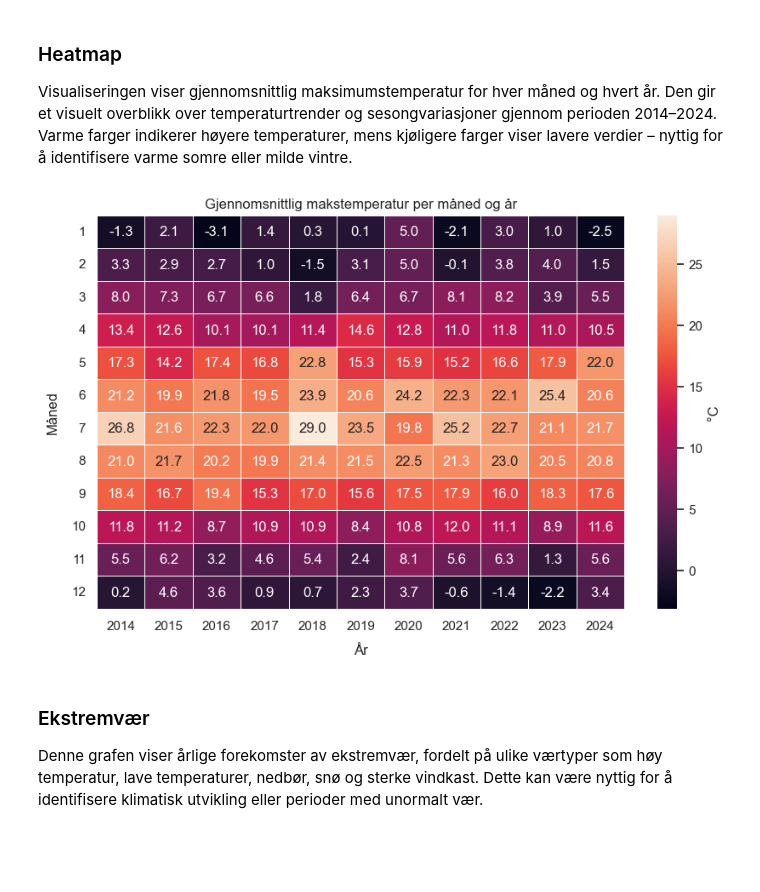
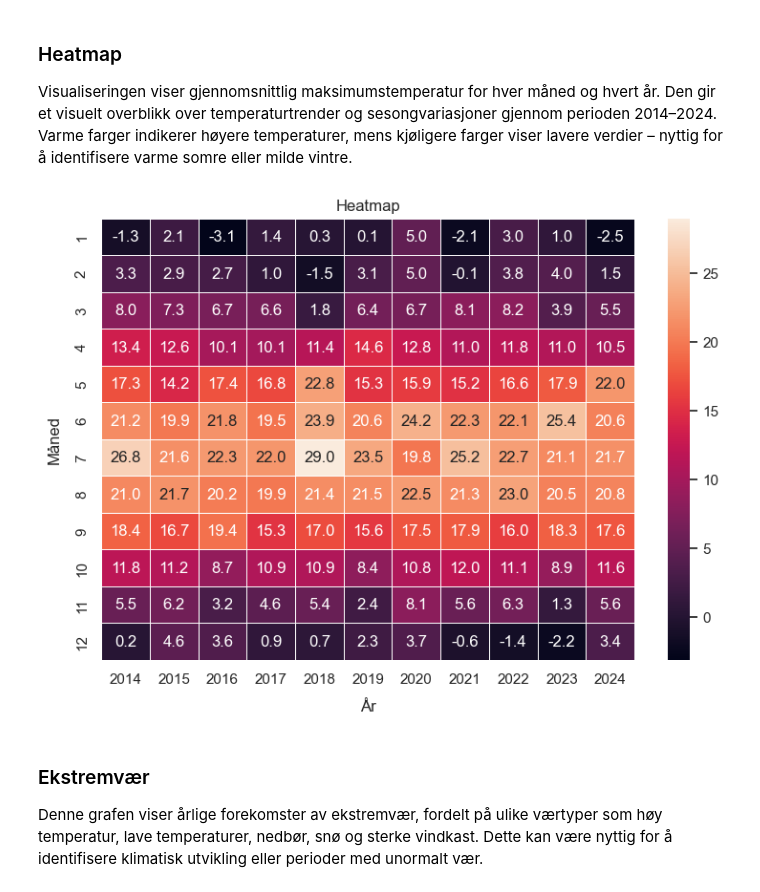
Before and after one commit to livemols/Miljo_dataanalyse_applikasjon, a Jupyter notebook: notebooks/data_visual.ipynb, the cells around one changed output. Cells and saved outputs as stored; diff of their text form; code cells hidden in the pictures; blank space fills up the shorter version.

```diff
--- a/notebooks/data_visual.ipynb
+++ b/notebooks/data_visual.ipynb
@@ -9,9 +9,13 @@ Deretter visualiseres vinddata gjennom percentiler, samt en årlig oversikt over
 Siste delen blir en heatmap som viser trender i temperatur og et histogram over årlig forekomster av "ekstremvær".
 # %%
 #Importerer funksjoner og klasser fra data_analysis.py og data_visual.py
+import pandas as pd
+import os
 import sys
-import os
-import pandas as pd
+import numpy as np
+import matplotlib.pyplot as plt
+import json
+
 sys.path.insert(0, os.path.abspath(os.path.join(os.getcwd(), '../src')))
 
 original_file = "blindern_data_cleaning.csv"
@@ -21,18 +25,15 @@ df = pd.read_csv(original_path, delimiter=";")
 df["Tid"] = pd.to_datetime(df["Tid"])
 
 from modelling.data_analysis import DataAnalysis
-import modelling.data_visual
-
 from modelling.data_visual import DataVisual
 
-
-import json
 
 bins_path = os.path.join(os.getcwd(), "..", "data", "bins.json")
 with open(bins_path, "r", encoding="utf-8") as f:
     bin_defs = json.load(f)
 
-visualizer = DataVisual(df,bin_defs)
+da = DataAnalysis(df, 'Makstemp', ['Snø', 'Nedbør'], {"Middelvind": 20.8,"Nedbør": 20.0}, bin_defs)
+dv = DataVisual(df, 'Makstemp', ['Snø', 'Nedbør'], {"Middelvind": 20.8,"Nedbør": 20.0}, bin_defs)
 # %% [markdown]
 ### Fordeling av nedbørstype (årlig)
 Kakediagrammet viser fordelingen av nedbørstyper som forekomst i et år for alle år fra 2014 til 2024. Det er mulig å velge hvilket år man vil se på ved å velge på menyen på venstre hjørnet. Det er derfor også mulig å se på forskjeller i fordelingen fra år til år, samt økning/minskning av et eller flere nedbørstyper.
@@ -61,10 +67,10 @@ visualizer.plot_yearly_wind_stats()
 # %% [markdown]
 ### Heatmap
  Visualiseringen viser gjennomsnittlig maksimumstemperatur for hver måned og hvert år. Den gir et visuelt overblikk over temperaturtrender og sesongvariasjoner gjennom perioden 2014–2024. Varme farger indikerer høyere temperaturer, mens kjøligere farger viser lavere verdier – nyttig for å identifisere varme somre eller milde vintre.
-# %%
-visualizer.plot_temperature_heatmap()
-# %% [output]
-[figure, removed]
+# %%
+dv.heatmap()
+# %% [output]
+[figure, added]
 # %% [markdown]
 ### Ekstremvær
 Denne grafen viser årlige forekomster av ekstremvær, fordelt på ulike værtyper som høy temperatur, lave temperaturer, nedbør, snø og sterke vindkast. Dette kan være nyttig for å identifisere klimatisk utvikling eller perioder med unormalt vær.
```
Also changed, not shown: parts of 11 cells of this notebook, 1 other file.
